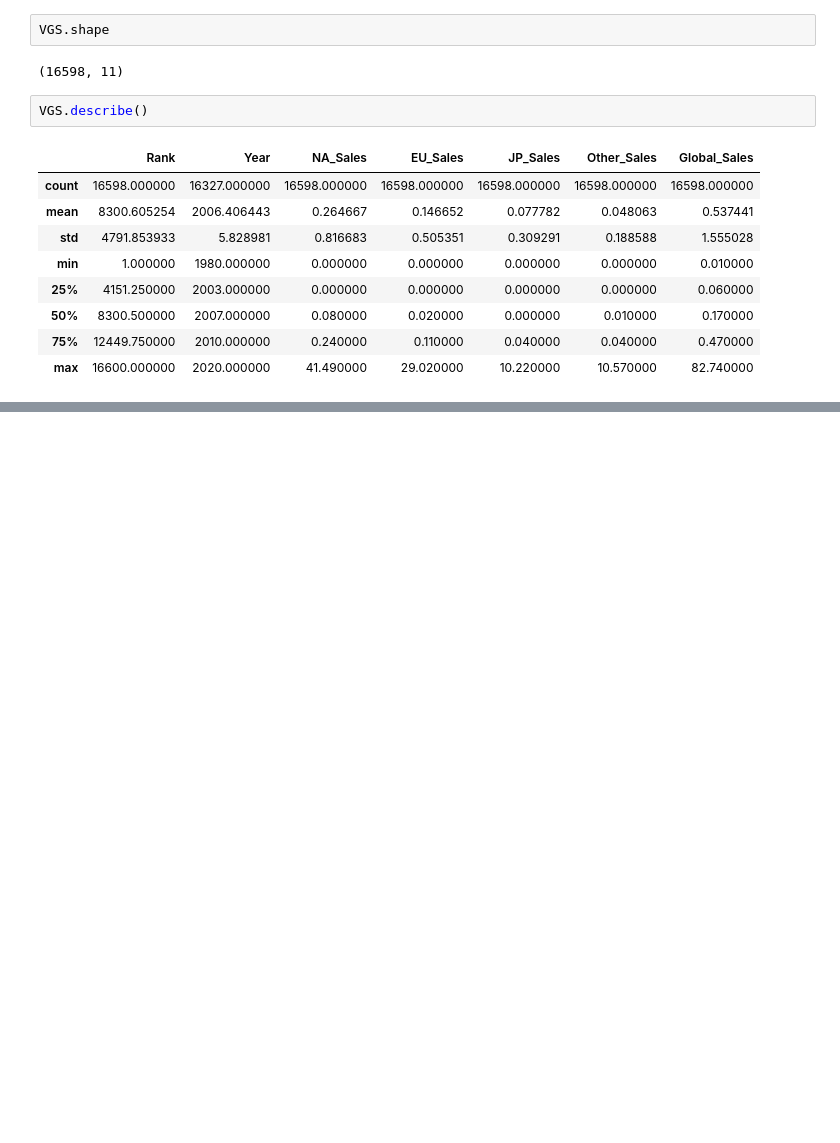
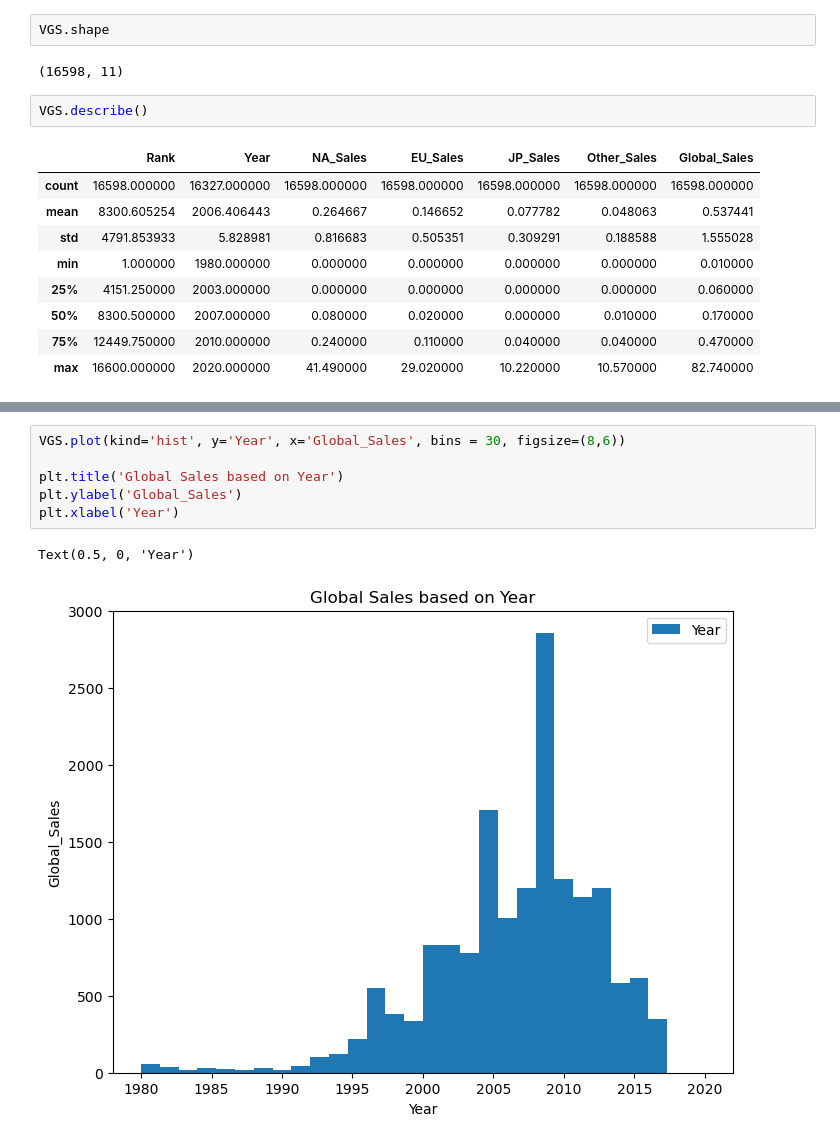
Before and after one commit to Mudacrixxz/ML_4_Beginners_ArewaDS-MMI, a Jupyter notebook: WEEK_003/visualizing_distributions.ipynb, the cells around one changed output, grey strips where cells are left out. Drawn from its saved outputs; the diff is of its cells as text; blank space fills up the shorter version.

```diff
--- a/WEEK_003/visualizing_distributions.ipynb
+++ b/WEEK_003/visualizing_distributions.ipynb
@@ -72,0 +98,9 @@ plt.show()
+# %%
+VGS.plot(kind='hist', y='Year', x='Global_Sales', bins = 30, figsize=(8,6))
+
+plt.title('Global Sales based on Year')
+plt.ylabel('Global_Sales')
+plt.xlabel('Year')
+# %% [output]
+Text(0.5, 0, 'Year')
+[figure, added]
```
Also changed, not shown: parts of 5 cells of this notebook.
